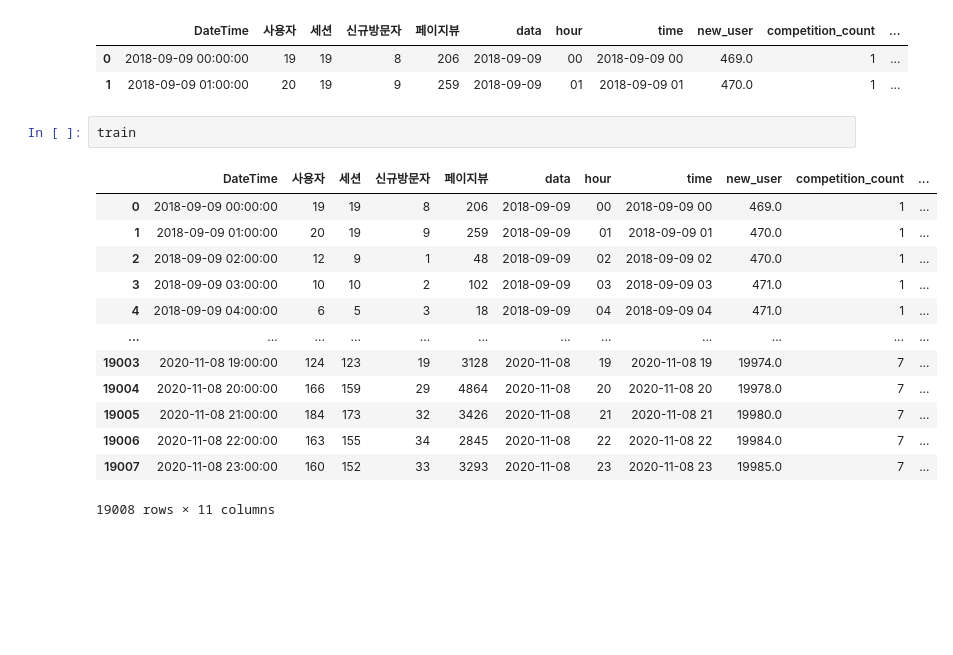
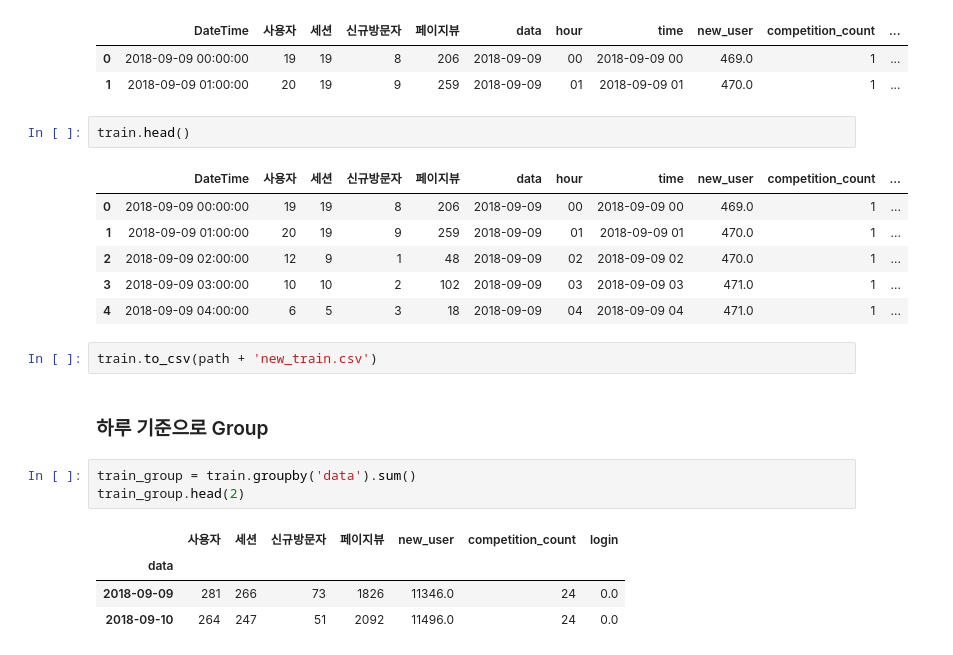
Before and after one commit to sunnight9507/STUDY, a Jupyter notebook: Dacon/2020 DACON CUP/Data EDA & Processing.ipynb, the cells around one changed output. Cells and saved outputs as stored; diff of their text form; blank space fills up the shorter version.

```diff
--- a/Dacon/2020 DACON CUP/Data EDA & Processing.ipynb
+++ b/Dacon/2020 DACON CUP/Data EDA & Processing.ipynb
@@ -238,18 +185,23 @@ train.head(2)
 | 0 | 2018-09-09 00:00:00 | 19 | 19 | 8 | 206 | 2018-09-09 | 00 | 2018-09-09 00 | 469.0 | 1 | ... |
 | 1 | 2018-09-09 01:00:00 | 20 | 19 | 9 | 259 | 2018-09-09 | 01 | 2018-09-09 01 | 470.0 | 1 | ... |
 # %%
-train
+train.head()
 # %% [output]
 |  | DateTime | 사용자 | 세션 | 신규방문자 | 페이지뷰 | data | hour | time | new_user | competition_count | ... |
 | 0 | 2018-09-09 00:00:00 | 19 | 19 | 8 | 206 | 2018-09-09 | 00 | 2018-09-09 00 | 469.0 | 1 | ... |
 | 1 | 2018-09-09 01:00:00 | 20 | 19 | 9 | 259 | 2018-09-09 | 01 | 2018-09-09 01 | 470.0 | 1 | ... |
 | 2 | 2018-09-09 02:00:00 | 12 | 9 | 1 | 48 | 2018-09-09 | 02 | 2018-09-09 02 | 470.0 | 1 | ... |
 | 3 | 2018-09-09 03:00:00 | 10 | 10 | 2 | 102 | 2018-09-09 | 03 | 2018-09-09 03 | 471.0 | 1 | ... |
 | 4 | 2018-09-09 04:00:00 | 6 | 5 | 3 | 18 | 2018-09-09 | 04 | 2018-09-09 04 | 471.0 | 1 | ... |
-| ... | ... | ... | ... | ... | ... | ... | ... | ... | ... | ... | ... |
-| 19003 | 2020-11-08 19:00:00 | 124 | 123 | 19 | 3128 | 2020-11-08 | 19 | 2020-11-08 19 | 19974.0 | 7 | ... |
-| 19004 | 2020-11-08 20:00:00 | 166 | 159 | 29 | 4864 | 2020-11-08 | 20 | 2020-11-08 20 | 19978.0 | 7 | ... |
-| 19005 | 2020-11-08 21:00:00 | 184 | 173 | 32 | 3426 | 2020-11-08 | 21 | 2020-11-08 21 | 19980.0 | 7 | ... |
-| 19006 | 2020-11-08 22:00:00 | 163 | 155 | 34 | 2845 | 2020-11-08 | 22 | 2020-11-08 22 | 19984.0 | 7 | ... |
-| 19007 | 2020-11-08 23:00:00 | 160 | 152 | 33 | 3293 | 2020-11-08 | 23 | 2020-11-08 23 | 19985.0 | 7 | ... |
-19008 rows × 11 columns
+# %%
+train.to_csv(path + 'new_train.csv')
+# %% [markdown]
+### 하루 기준으로 Group
+# %%
+train_group = train.groupby('data').sum()
+train_group.head(2)
+# %% [output]
+|  | 사용자 | 세션 | 신규방문자 | 페이지뷰 | new_user | competition_count | login |
+| data |  |  |  |  |  |  |  |
+| 2018-09-09 | 281 | 266 | 73 | 1826 | 11346.0 | 24 | 0.0 |
+| 2018-09-10 | 264 | 247 | 51 | 2092 | 11496.0 | 24 | 0.0 |
```
Also changed, not shown: parts of 15 cells of this notebook, 1 other file.
